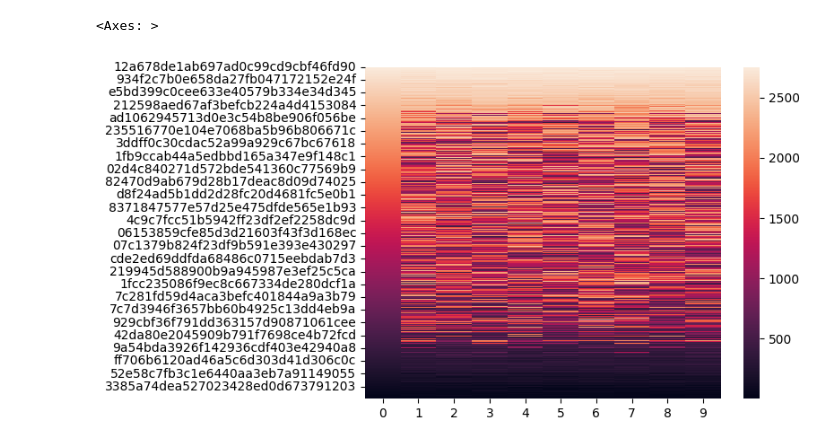
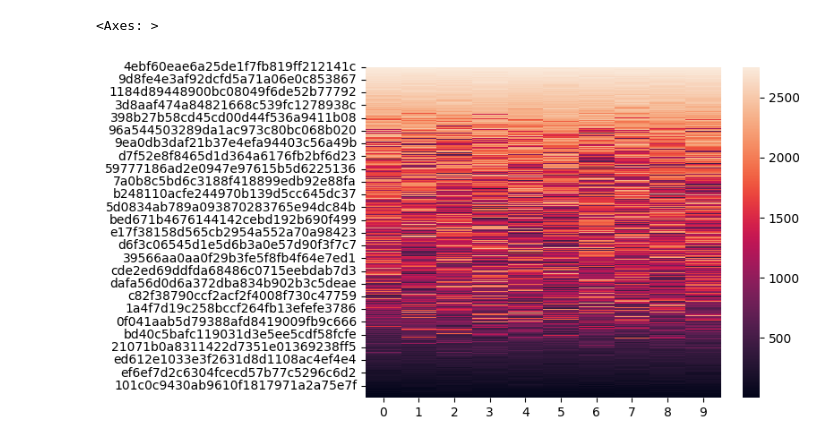
Before and after one commit to nvpatin/MAMBO, a Jupyter notebook: AccessoryScripts/erics_sandbox/Python/pca test.ipynb, the cells around one changed output. Drawn from its saved outputs; the diff is of its cells as text; code cells hidden in the pictures.

Commit message:
sorting PCA loadings based on medians and creating heatmap visualization
commented MarineDNA.py functions

```diff
--- a/AccessoryScripts/erics_sandbox/Python/pca test.ipynb
+++ b/AccessoryScripts/erics_sandbox/Python/pca test.ipynb
@@ -8,8 +6,6 @@ import seaborn as sn
 file1 = "../../../Data/Flyer2018_16S_table_counts.tsv"
 asvs1 = pd.read_csv(file1, index_col=0, sep="\t").transpose()
 # %%
-asv_draws = [md.samplePCA(asvs1, 3) for i in range(10)]
+asv_PCAs = [md.samplePCA(asvs1, 3) for i in range(10)]
 # %%
-raw_loadings = [x["loadings"] for x in asv_draws]
-harm_loadings = md.harmonizeColumnSigns(raw_loadings)
-loadings = np.stack(harm_loadings, axis = 2)
+raw_loadings = [x["loadings"] for x in asv_PCAs]
@@ -57,8 +12,6 @@ ranks = np.stack(ranks, axis = 2)
-# %%
-df = pd.DataFrame(ranks[:, 0, :])
-df.index = asvs1.columns.values
-
-sn.heatmap(df.sort_values(0, ascending = False))
-# %% [output]
-<Axes: >
-[figure, removed]
+# %%
+df = md.sortLoadings(raw_loadings, 0, asvs1.columns.values, True)
+sn.heatmap(df)
+# %% [output]
+<Axes: >
+[figure, added]
```
Also changed, not shown: parts of 4 cells of this notebook, 2 other files.
